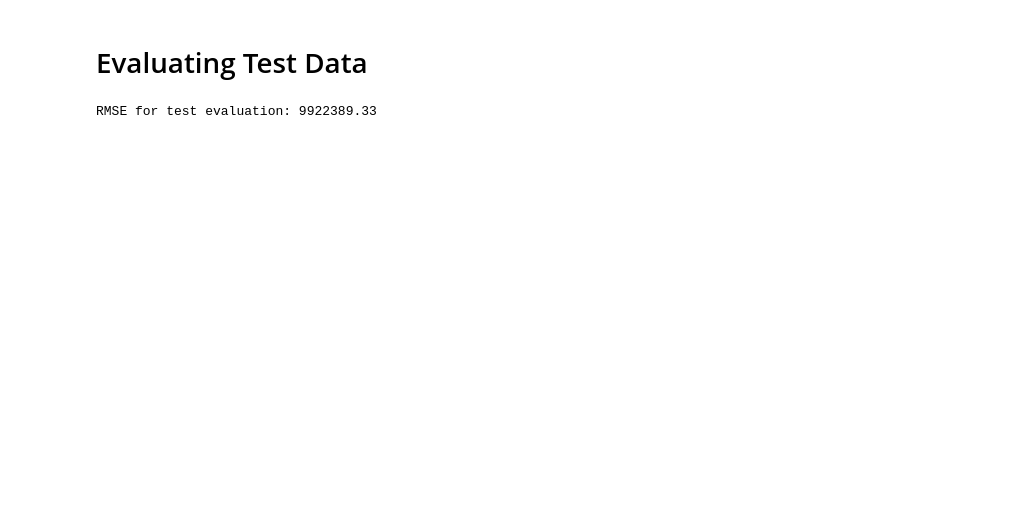
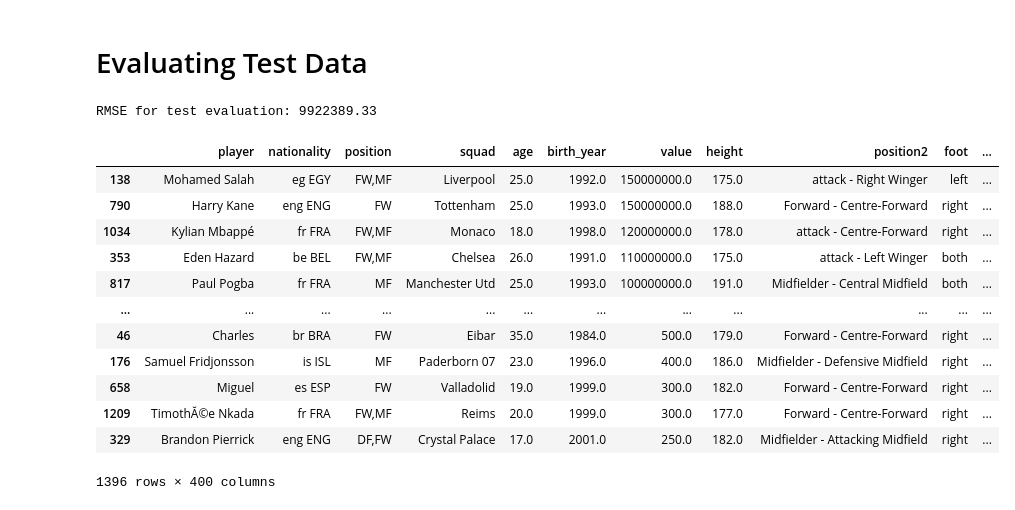
Before and after one commit to ubiratanfilho/Soccer_Transfer_Market, a Jupyter notebook: main.ipynb, the cells around one changed output. Drawn from its saved outputs; the diff is of its cells as text; code cells hidden in the pictures; blank space fills up the shorter version.

```diff
--- a/main.ipynb
+++ b/main.ipynb
@@ -565,0 +559,17 @@ RMSE for test evaluation: 9922389.33
+# %%
+test_set.index = range(len(test_set))
+test_set.sort_values(by=['value'], ascending=False)
+# %% [output]
+|  | player | nationality | position | squad | age | birth_year | value | height | position2 | foot | ... |
+| 138 | Mohamed Salah | eg EGY | FW,MF | Liverpool | 25.0 | 1992.0 | 150000000.0 | 175.0 | attack - Right Winger | left | ... |
+| 790 | Harry Kane | eng ENG | FW | Tottenham | 25.0 | 1993.0 | 150000000.0 | 188.0 | Forward - Centre-Forward | right | ... |
+| 1034 | Kylian Mbappé | fr FRA | FW,MF | Monaco | 18.0 | 1998.0 | 120000000.0 | 178.0 | attack - Centre-Forward | right | ... |
+| 353 | Eden Hazard | be BEL | FW,MF | Chelsea | 26.0 | 1991.0 | 110000000.0 | 175.0 | attack - Left Winger | both | ... |
+| 817 | Paul Pogba | fr FRA | MF | Manchester Utd | 25.0 | 1993.0 | 100000000.0 | 191.0 | Midfielder - Central Midfield | both | ... |
+| ... | ... | ... | ... | ... | ... | ... | ... | ... | ... | ... | ... |
+| 46 | Charles | br BRA | FW | Eibar | 35.0 | 1984.0 | 500.0 | 179.0 | Forward - Centre-Forward | right | ... |
+| 176 | Samuel Fridjonsson | is ISL | MF | Paderborn 07 | 23.0 | 1996.0 | 400.0 | 186.0 | Midfielder - Defensive Midfield | right | ... |
+| 658 | Miguel | es ESP | FW | Valladolid | 19.0 | 1999.0 | 300.0 | 182.0 | Forward - Centre-Forward | right | ... |
+| 1209 | TimothĂ©e Nkada | fr FRA | FW,MF | Reims | 20.0 | 1999.0 | 300.0 | 177.0 | Forward - Centre-Forward | right | ... |
+| 329 | Brandon Pierrick | eng ENG | DF,FW | Crystal Palace | 17.0 | 2001.0 | 250.0 | 182.0 | Midfielder - Attacking Midfield | right | ... |
+1396 rows × 400 columns
```
Also changed, not shown: parts of 14 cells of this notebook, 1 other file.
